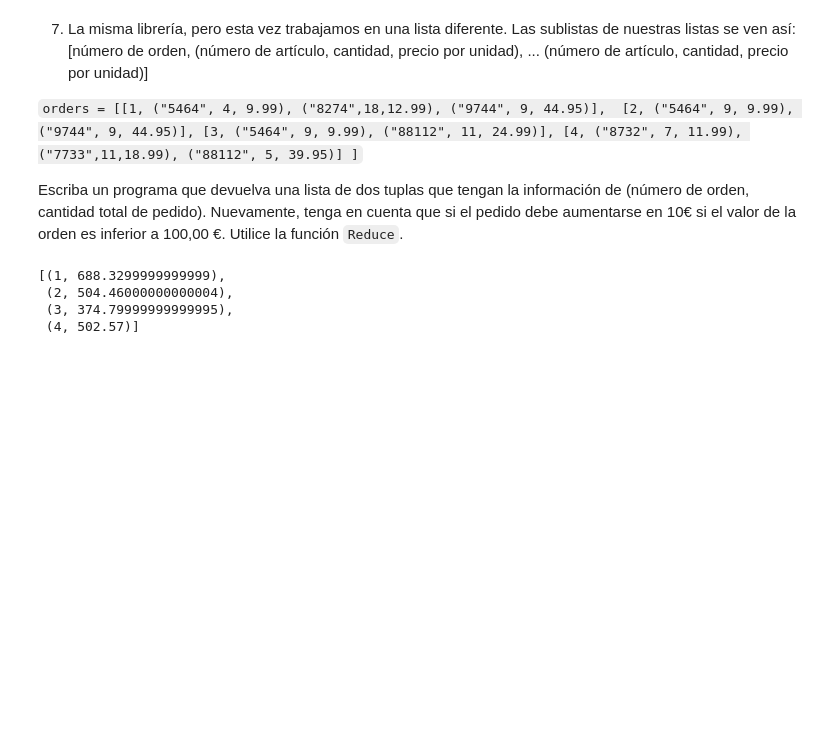
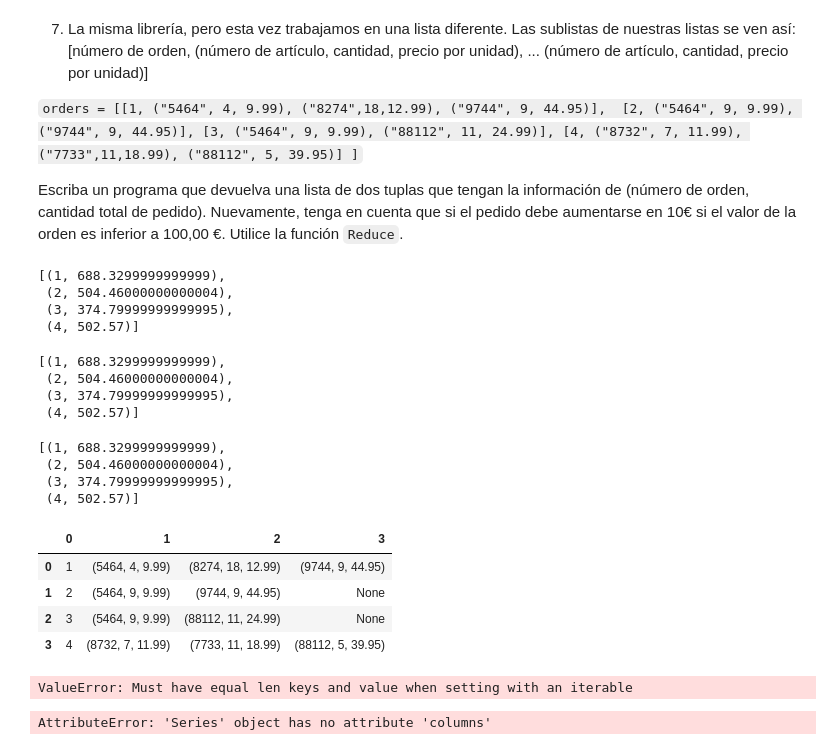
Before and after one commit to jjdegmal/SPF-2023-I, a Jupyter notebook: TEMA-1/Clase5_ContOptimizacionProgramacion.ipynb, the cells around one changed output. Saved outputs shown, nothing was run; the diff lists cells and outputs as text; code cells hidden in the pictures; blank space fills up the shorter version.

```diff
--- a/TEMA-1/Clase5_ContOptimizacionProgramacion.ipynb
+++ b/TEMA-1/Clase5_ContOptimizacionProgramacion.ipynb
@@ -446,3 +449,59 @@ orders = [ [1, ("5464", 4, 9.99), ("8274",18,12.99), ("9744", 9, 44.95)],
  (2, 504.46000000000004),
  (3, 374.79999999999995),
  (4, 502.57)]
+# %%
+orders = [ [1, ("5464", 4, 9.99), ("8274",18,12.99), ("9744", 9, 44.95)],
+           [2, ("5464", 9, 9.99), ("9744", 9, 44.95)],
+           [3, ("5464", 9, 9.99), ("88112", 11, 24.99)],
+           [4, ("8732", 7, 11.99), ("7733",11,18.99), ("88112", 5, 39.95)] ]
+
+
+final2 = list(map(
+    lambda x: (x[0], sum(list(map(lambda x2: aumentar(x2[1] * x2[2]) ,x[1:])))), orders
+))
+final2
+# %% [output]
+[(1, 688.3299999999999),
+ (2, 504.46000000000004),
+ (3, 374.79999999999995),
+ (4, 502.57)]
+# %%
+from functools import reduce
+
+final3 = list(map(
+    lambda x: (x[0], list(map(lambda x2: aumentar(x2[1] * x2[2]) ,x[1:]))), orders
+))
+
+[(values[0], reduce(lambda x, y: x + y,  values[1:][0])) for values in final3]
+# %% [output]
+[(1, 688.3299999999999),
+ (2, 504.46000000000004),
+ (3, 374.79999999999995),
+ (4, 502.57)]
+# %%
+import pandas as pd
+
+orders_df = pd.DataFrame(orders)
+orders_df
+# %% [output]
+|  | 0 | 1 | 2 | 3 |
+| 0 | 1 | (5464, 4, 9.99) | (8274, 18, 12.99) | (9744, 9, 44.95) |
+| 1 | 2 | (5464, 9, 9.99) | (9744, 9, 44.95) | None |
+| 2 | 3 | (5464, 9, 9.99) | (88112, 11, 24.99) | None |
+| 3 | 4 | (8732, 7, 11.99) | (7733, 11, 18.99) | (88112, 5, 39.95) |
+# %%
+orders_df.fillna(0, inplace=True)
+orders_df
+
+orders_df.loc[1, 3] = (0,0,0)
+# %% [output]
+ValueError: Must have equal len keys and value when setting with an iterable
+# %%
+# def biblioteca(df):
+#     df_filter = df[~df.isna()]
+#     if df[1]
+
+
+orders_df.apply(lambda x: (x[0], [x[col][1] * x[col][2] for col in x.columns]), axis=1)
+# %% [output]
+AttributeError: 'Series' object has no attribute 'columns'
```
Also changed, not shown: parts of 2 cells of this notebook, 3 other files.
